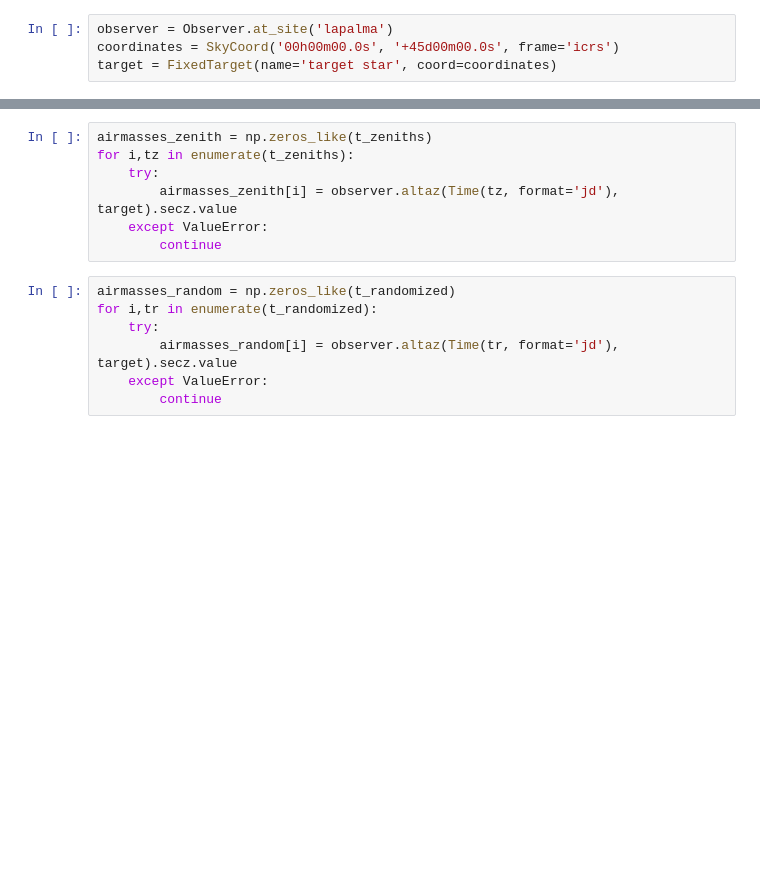
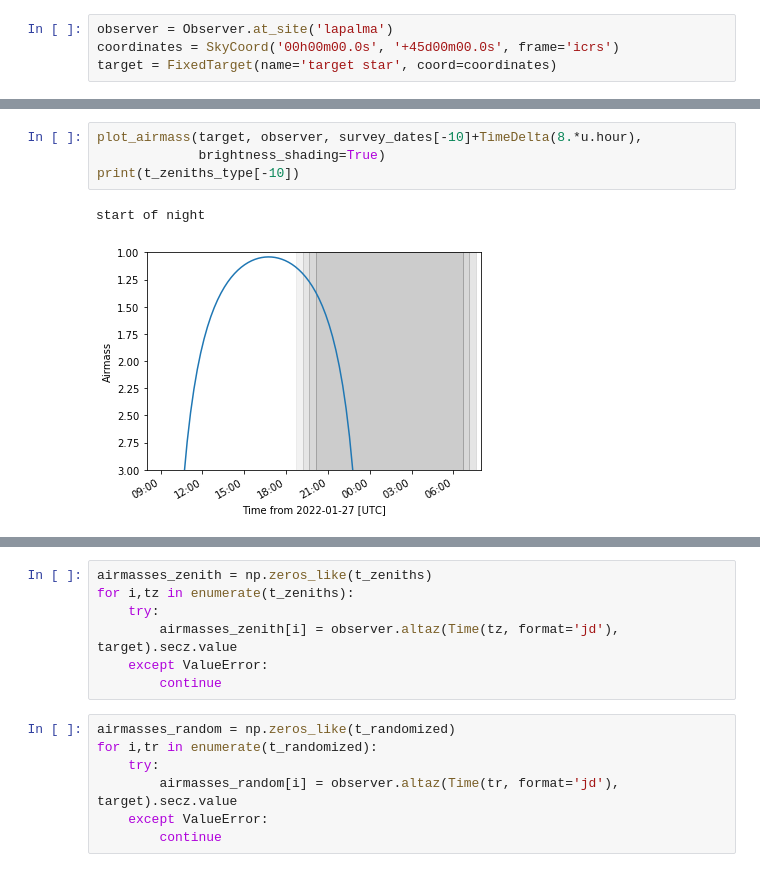
Before and after one commit to megbedell/thethethe, a Jupyter notebook: window-functions.ipynb, the cells around one changed output, grey strips where cells are left out. Drawn from its saved outputs; the diff is of its cells as text; blank space fills up the shorter version.

```diff
--- a/window-functions.ipynb
+++ b/window-functions.ipynb
@@ -36,2 +56,9 @@ for i,t in tqdm(enumerate(survey_dates)):
             t_randomized[i] = t_random.jd
             break
+# %%
+plot_airmass(target, observer, survey_dates[-10]+TimeDelta(8.*u.hour),
+             brightness_shading=True)
+print(t_zeniths_type[-10])
+# %% [output]
+start of night
+[figure, added]
```
Also changed, not shown: parts of 18 cells of this notebook.
